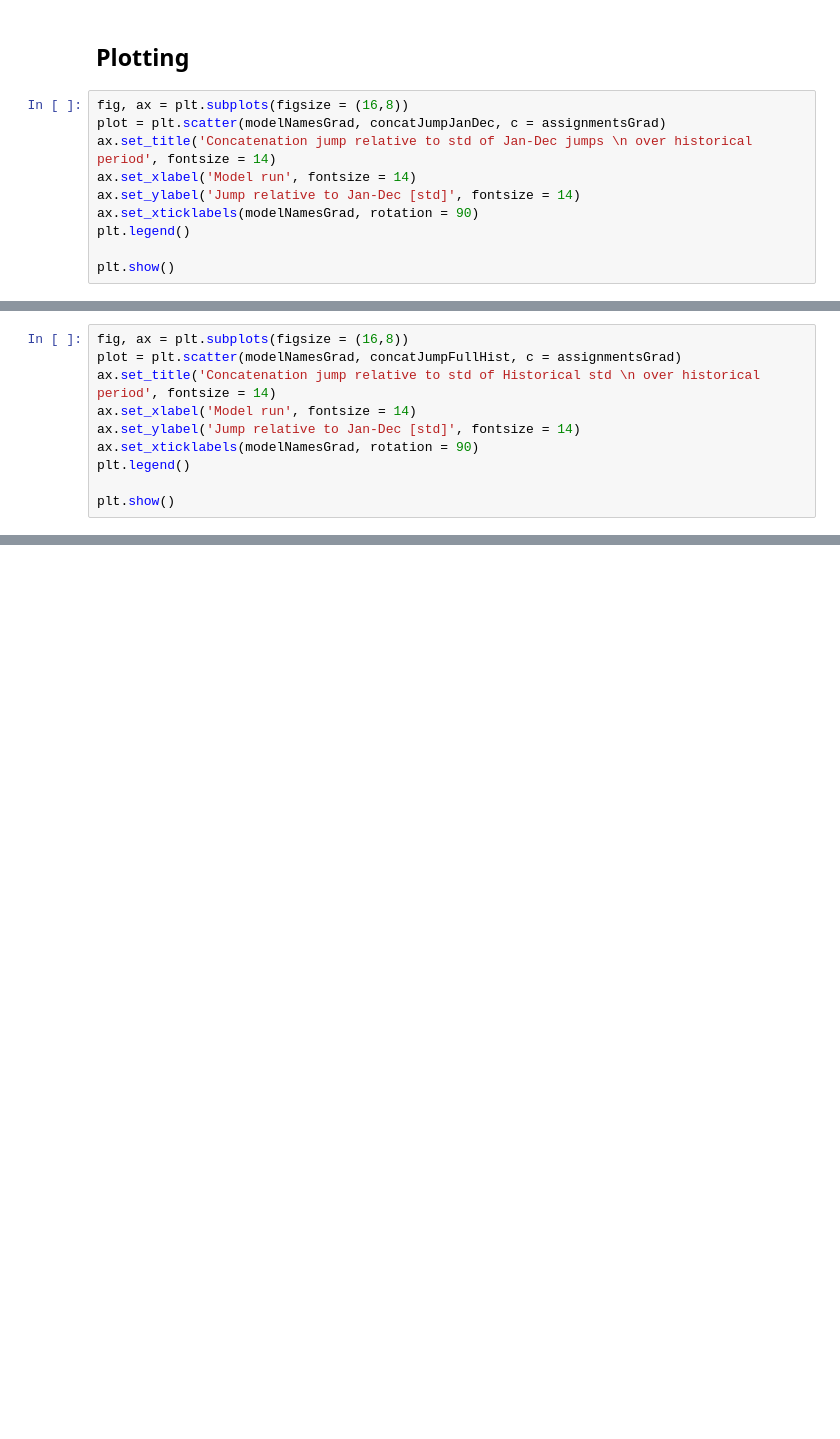
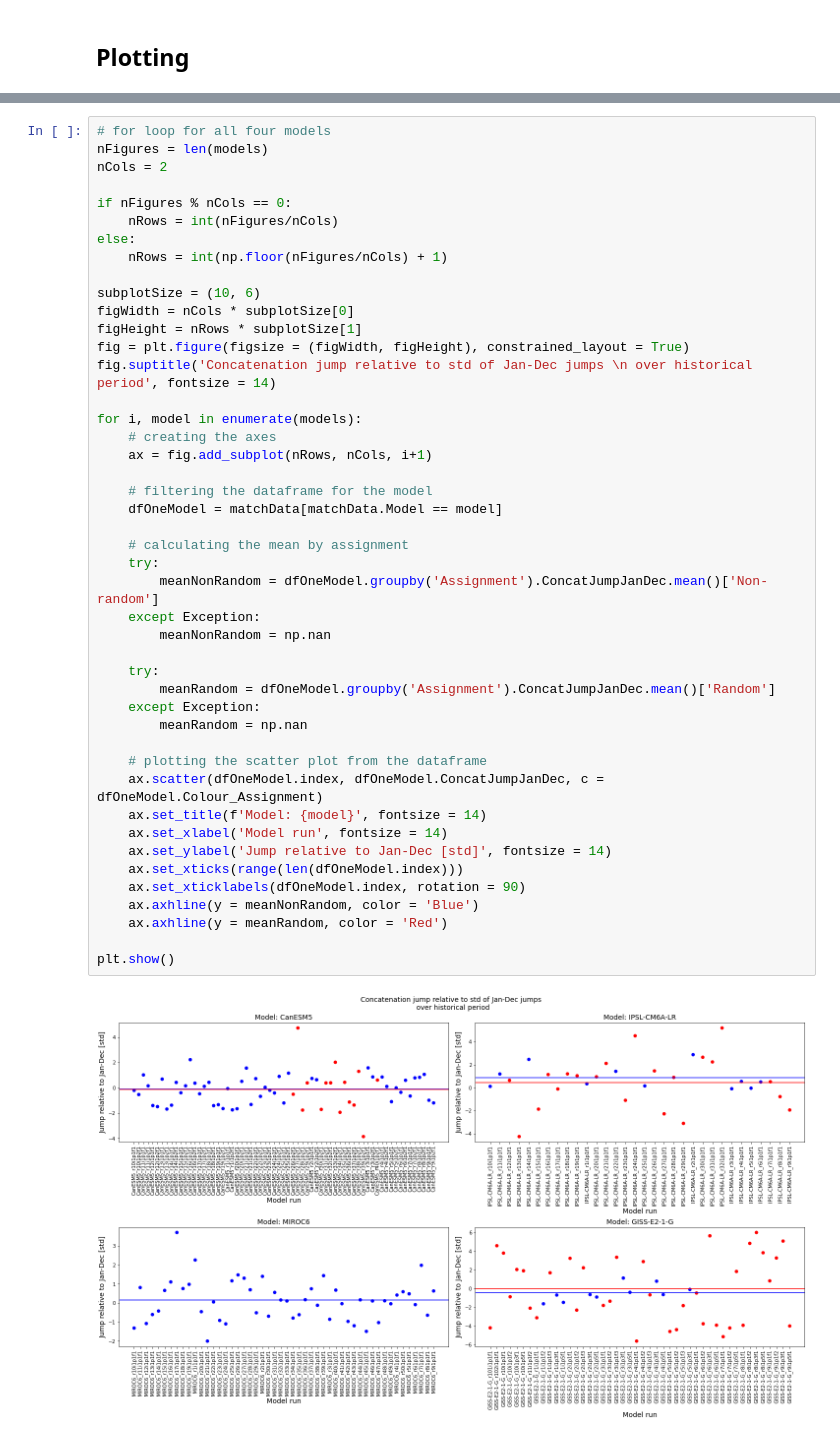
Before and after one commit to hanbyrne1995/gradient_project, a Jupyter notebook: LE_sandbox.ipynb, the cells around one changed output, grey strips where cells are left out. Cells and saved outputs as stored; diff of their text form; blank space fills up the shorter version.

```diff
--- a/LE_sandbox.ipynb
+++ b/LE_sandbox.ipynb
@@ -171,12 +193,2 @@ for i, histModelMatch in enumerate(matchData.index):
 # %% [markdown]
 ## Plotting
-# %%
-fig, ax = plt.subplots(figsize = (16,8))
-plot = plt.scatter(modelNamesGrad, concatJumpJanDec, c = assignmentsGrad)
-ax.set_title('Concatenation jump relative to std of Jan-Dec jumps \n over historical period', fontsize = 14)
-ax.set_xlabel('Model run', fontsize = 14)
-ax.set_ylabel('Jump relative to Jan-Dec [std]', fontsize = 14)
-ax.set_xticklabels(modelNamesGrad, rotation = 90)
-plt.legend()
-
-plt.show()
@@ -186,10 +194,0 @@ No artists with labels found to put in legend.  Note that artists whose label st
-# %%
-fig, ax = plt.subplots(figsize = (16,8))
-plot = plt.scatter(modelNamesGrad, concatJumpFullHist, c = assignmentsGrad)
-ax.set_title('Concatenation jump relative to std of Historical std \n over historical period', fontsize = 14)
-ax.set_xlabel('Model run', fontsize = 14)
-ax.set_ylabel('Jump relative to Jan-Dec [std]', fontsize = 14)
-ax.set_xticklabels(modelNamesGrad, rotation = 90)
-plt.legend()
-
-plt.show()
@@ -198,0 +195,47 @@ No artists with labels found to put in legend.  Note that artists whose label st
+# %%
+# for loop for all four models
+nFigures = len(models)
+nCols = 2
+
+if nFigures % nCols == 0:
+    nRows = int(nFigures/nCols)
+else:
+    nRows = int(np.floor(nFigures/nCols) + 1)
+
+subplotSize = (10, 6)
+figWidth = nCols * subplotSize[0]
+figHeight = nRows * subplotSize[1]
+fig = plt.figure(figsize = (figWidth, figHeight), constrained_layout = True)
+fig.suptitle('Concatenation jump relative to std of Jan-Dec jumps \n over historical period', fontsize = 14)
+
+for i, model in enumerate(models):
+    # creating the axes
+    ax = fig.add_subplot(nRows, nCols, i+1)
+
+    # filtering the dataframe for the model
+    dfOneModel = matchData[matchData.Model == model]
+
+    # calculating the mean by assignment
+    try:
+        meanNonRandom = dfOneModel.groupby('Assignment').ConcatJumpJanDec.mean()['Non-random']
+    except Exception:
+        meanNonRandom = np.nan
+
+    try:
+        meanRandom = dfOneModel.groupby('Assignment').ConcatJumpJanDec.mean()['Random']
+    except Exception:
+        meanRandom = np.nan
+
+    # plotting the scatter plot from the dataframe
+    ax.scatter(dfOneModel.index, dfOneModel.ConcatJumpJanDec, c = dfOneModel.Colour_Assignment)
+    ax.set_title(f'Model: {model}', fontsize = 14)
+    ax.set_xlabel('Model run', fontsize = 14)
+    ax.set_ylabel('Jump relative to Jan-Dec [std]', fontsize = 14)
+    ax.set_xticks(range(len(dfOneModel.index)))
+    ax.set_xticklabels(dfOneModel.index, rotation = 90)
+    ax.axhline(y = meanNonRandom, color = 'Blue')
+    ax.axhline(y = meanRandom, color = 'Red')
+
+plt.show()
+# %% [output]
+[figure, added]
```
Also changed, not shown: parts of 18 cells of this notebook.
